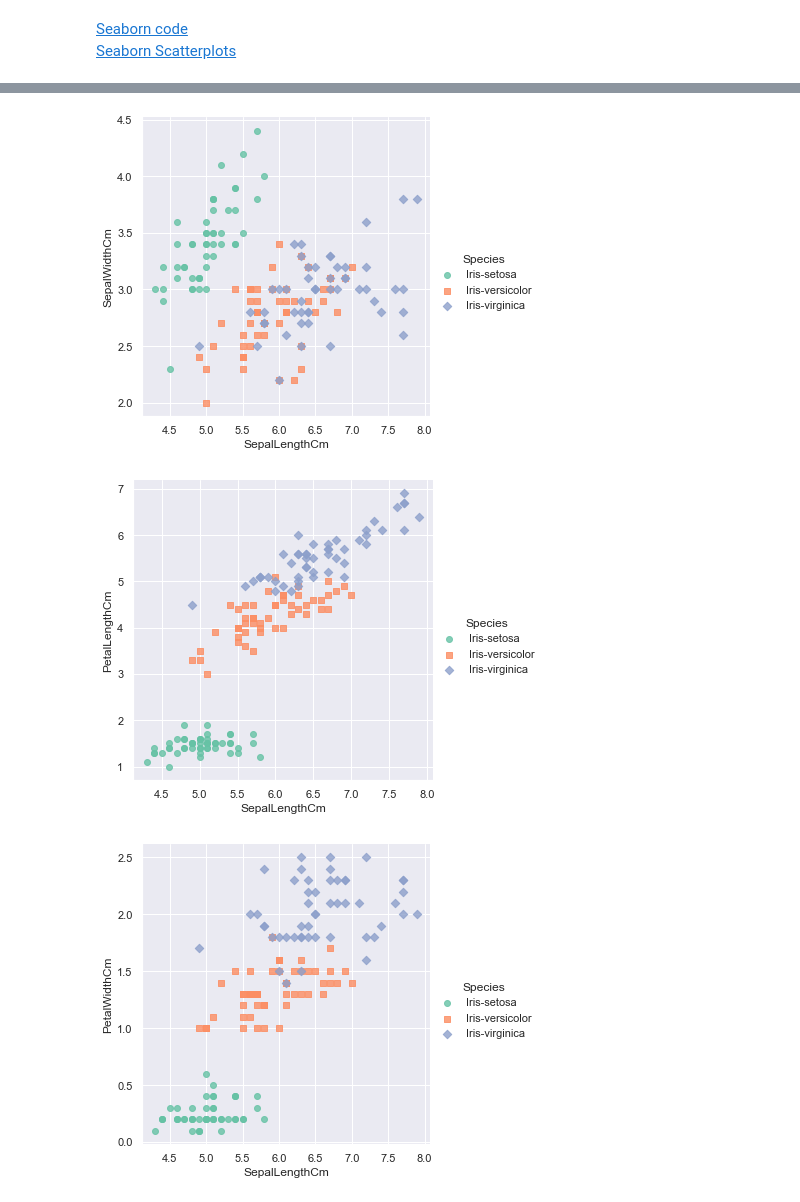
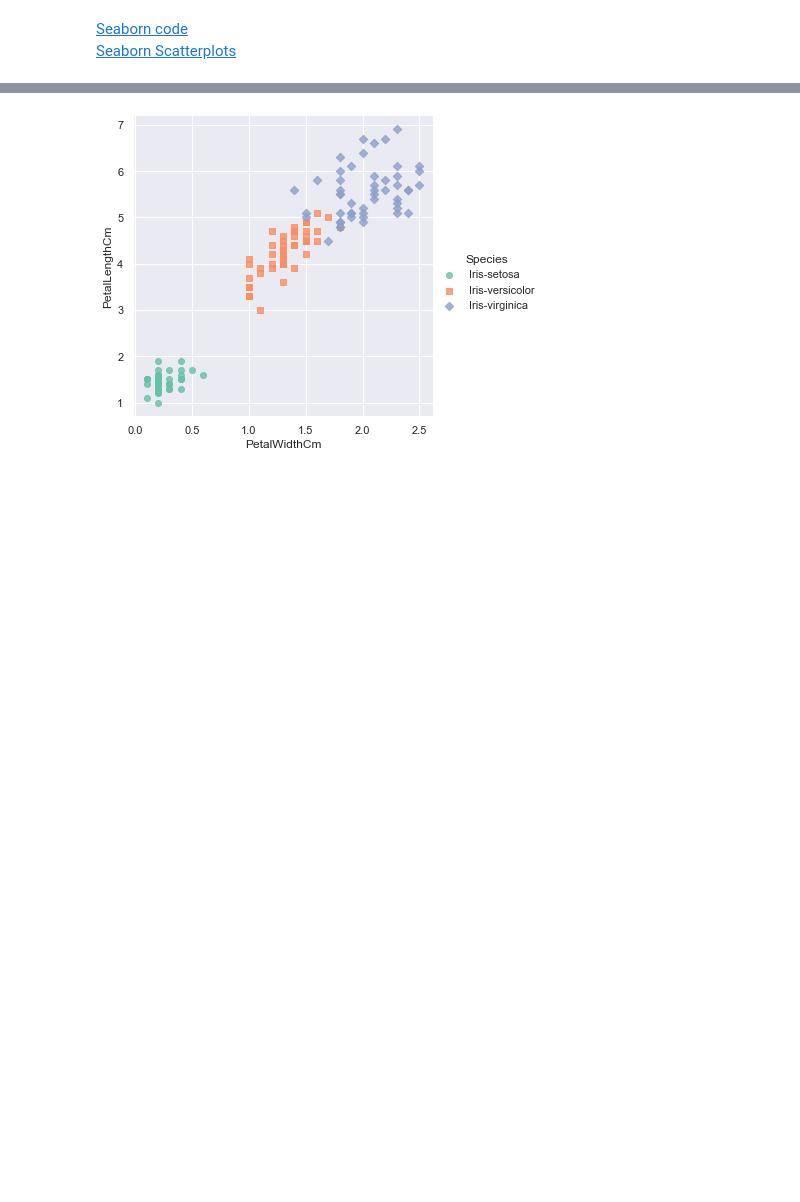
Before and after one commit to ShaneOG2/pands-project, a Jupyter notebook: JupyterNotebook.ipynb, the cells around one changed output, grey strips where cells are left out. Drawn from its saved outputs; the diff is of its cells as text; code cells hidden in the pictures; blank space fills up the shorter version.

```diff
--- a/JupyterNotebook.ipynb
+++ b/JupyterNotebook.ipynb
@@ -231,30 +227,7 @@ From the scatterplots, we can see Petal Length and Petal Width are the most usef
 # %%
-# Outputs the scatterplots above but on individual basis. fit_reg is set to false as I don not want a regression line.
-
+# Outputs the scatterplot on individual basis. fit_reg is set to false as I don not want a regression line.
 sns.set(style="darkgrid")
-sns.lmplot(data=df, x="SepalLengthCm", y="SepalWidthCm", fit_reg=False, hue="Species", markers=["o", "s", "D"], palette="Set2")
+sns.lmplot(data=df, x="PetalWidthCm", y="PetalLengthCm", fit_reg=False, hue="Species", markers=["o", "s", "D"], palette="Set2")
 plt.show()
-
-sns.set(style="darkgrid")
-sns.lmplot(data=df, x="SepalLengthCm", y="PetalLengthCm", fit_reg=False, hue="Species", markers=["o", "s", "D"], palette="Set2")
-plt.show()
-
-sns.set(style="darkgrid")
-sns.lmplot(data=df, x="SepalLengthCm", y="PetalWidthCm", fit_reg=False, hue="Species", markers=["o", "s", "D"], palette="Set2")
-plt.show()
-
-sns.set(style="darkgrid")
-sns.lmplot(data=df, x="SepalWidthCm", y="PetalLengthCm", fit_reg=False, hue="Species", markers=["o", "s", "D"], palette="Set2")
-plt.show()
-
-sns.set(style="darkgrid")
-sns.lmplot(data=df, x="SepalWidthCm", y="PetalLengthCm", fit_reg=False, hue="Species", markers=["o", "s", "D"], palette="Set2")
-plt.show()
-
-sns.set(style="darkgrid")
-sns.lmplot(data=df, x="PetalLengthCm", y="SepalWidthCm", fit_reg=False, hue="Species", markers=["o", "s", "D"], palette="Set2")
-plt.show()
 # %% [output]
-[figure, old version]
+[figure, new version]
-[figure, removed]
-[figure, removed]
```
Also changed, not shown: parts of 9 cells of this notebook.
